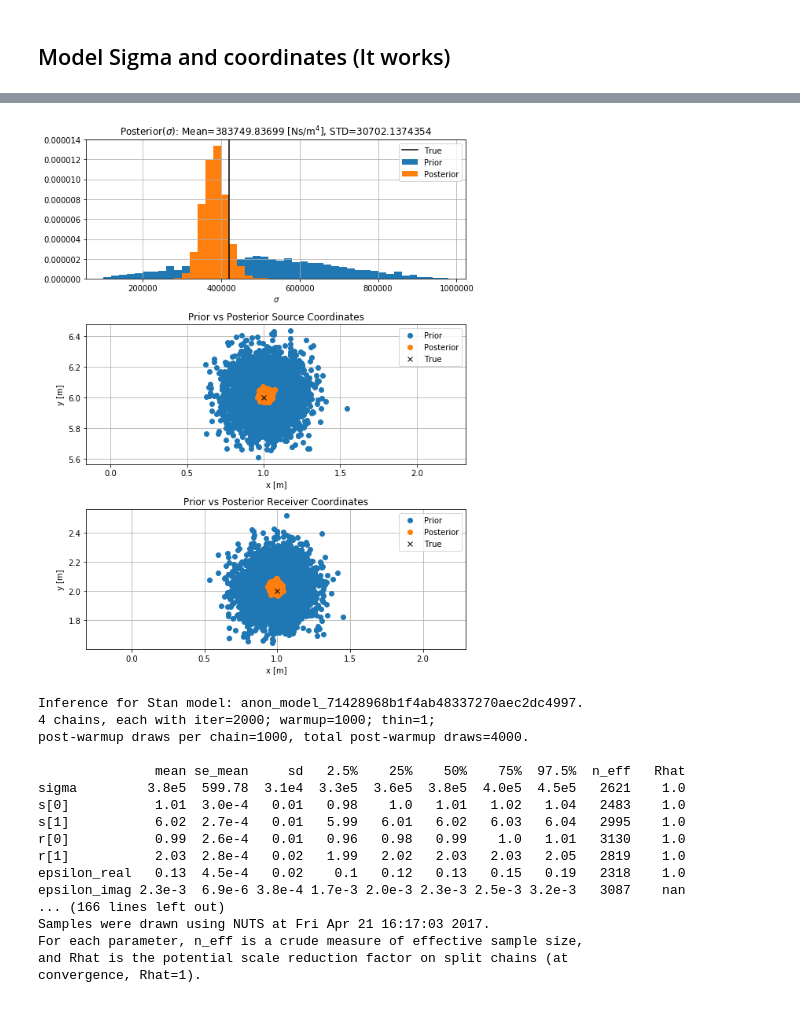
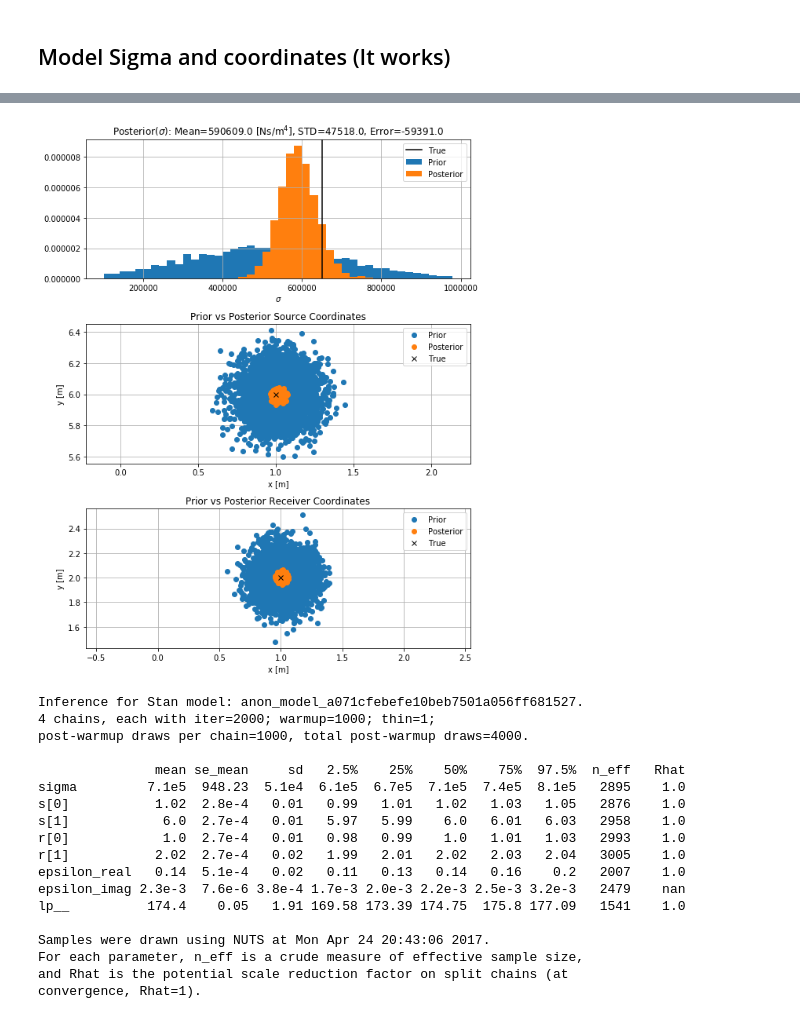
Before and after one commit to ulfaslak/bayesian_data_analysis_2017_project, a Jupyter notebook: acoustic/Acoustic_Project.ipynb, the cells around one changed output, grey strips where cells are left out. Drawn from its saved outputs; the diff is of its cells as text; code cells hidden in the pictures.

```diff
--- a/acoustic/Acoustic_Project.ipynb
+++ b/acoustic/Acoustic_Project.ipynb
@@ -64,8 +64,8 @@ from __future__ import division
 import numpy as np
 import scipy as sc
 import pystan
-from psis import psisloo
-import angle2segments as a2s
+#from psis import psisloo
+#import angle2segments as a2s
 import math
 %matplotlib inline
 import matplotlib.pyplot as plt
@@ -87,7 +87,7 @@ r2 = np.linalg.norm(np.subtract(si,r))
 ## Find angle of incidence
 alpha = math.pi/2-math.acos(np.abs(r[0]-s[0])/r2)
 ## Flow resistivity, impedance...
-sigma = 420000
+sigma = 650000
 T = 25
 c = 20.05*np.sqrt(273.15+T)
 rho = 1.2
@@ -201,7 +201,10 @@ data = dict(N=len(f),
             r_dev=r_dev,
             sigma_mean=sigma,
             sigma_dev=sigma_dev,
-           alpha=alpha)
+           alpha=alpha,
+           tau = 1)
+plt.plot(np.real(Rp))
+plt.plot(np.imag(Rp))
 reflection_coef = """
 data {
     int<lower=0> N; // number of frequencies
@@ -216,6 +219,7 @@ data {
     real sigma_mean; // Nordtest approximation. Prior mean
     real sigma_dev; // Sigma deviation
     real rho; // density
+    real tau;
 }
 parameters {
     real<lower=0> sigma; // Flow resistivity greater than 0
@@ -224,7 +228,7 @@ parameters {
     real epsilon_real; // variance of the banckground noise
     real epsilon_imag; // variance of the banckground noise
 }
-transformed parameters {
+model {
     vector[N] A;
     vector[N] B;
     vector[N] Rpr;
@@ -236,10 +240,15 @@ transformed parameters {
     real r2;
     real alpha;
 
-    r1 = sqrt((s[1]-r[1])^2+(s[2]-r[2])^2);
-    r2 = sqrt((s[1]-r[1])^2+(-s[2]-r[2])^2);
-    alpha = pi()/2-atan(fabs(s[2]+r[2])/fabs(s[1]-r[1]));
+    for (n in 1:D){
+        s[n] ~ normal(s_mean[n],r_dev); // Prior for source coordinates
+        r[n] ~ normal(r_mean[n],r_dev); // Prior for source coordinates
+        }
 
+    r1 = sqrt((s[1]-r[1])^2+(s[2]-r[2])^2); // Direct path
+    r2 = sqrt((s[1]-r[1])^2+(-s[2]-r[2])^2); // Reflected path
+    alpha = pi()/2-atan(fabs(s[2]+r[2])/fabs(s[1]-r[1])); // Angle of incidence
+    sigma ~ normal(sigma_mean, sigma_dev);
     for (n in 1:N){
         A[n] = 1+5.51*(1000*f[n]/sigma)^(-0.632);
         B[n] = -8.42*(1000*f[n]/sigma)^(-0.632);
@@ -248,18 +257,10 @@ transformed parameters {
         Rpi[n] = (2*B[n]*cos(alpha)^2)/den[n];
         mu_real[n] = 1/r1+1/r2*Rpr[n];
         mu_imag[n] = 1/r2*Rpi[n];
-        }
-}
-model {
-    sigma ~ normal(sigma_mean, sigma_dev);
-    for (n in 1:D){
-        s[n] ~ normal(s_mean[n],r_dev);
-        r[n] ~ normal(r_mean[n],r_dev);
-        }
-    for (n in 1:N){
-      pt_real[n] ~ normal(mu_real[n], epsilon_real);
-      pt_imag[n] ~ normal(mu_imag[n], epsilon_imag);
+        pt_real[n] ~ normal(mu_real[n], epsilon_real); // I think the problem is here in both real and imaginary part.
+        pt_imag[n] ~ normal(mu_imag[n], epsilon_imag); // Maybe the transformed parameters should be in generated quantities.
       }
+
 }
 """
 
@@ -274,54 +276,56 @@ plt.subplot(3,1,1)
 plt.hist(np.random.normal(sigma_mean,sigma_dev,4000),normed=True,bins=np.arange(100000, 1000000, 20000))
 plt.hist(fit['sigma'],bins=np.arange(100000, 1000000, 20000),normed=True)
 plt.axvline(x=sigma,color='k')
-plt.title(r'Posterior($\sigma$): Mean='+str(np.mean(fit['sigma']))+' [Ns/m$^4$], STD='+str(np.std(fit['sigma'])))
+plt.title(r'Posterior($\sigma$): Mean='+str(round(np.mean(fit['sigma'])))+' [Ns/m$^4$], STD='+str(round(np.std(fit['sigma'])))
+          +', Error='+str(round(np.mean(fit['sigma'])-sigma)))
 plt.grid()
 plt.xlabel(r'$\sigma$')
 plt.legend(['True','Prior','Posterior'])
 cov = [[r_dev, 0],[0 ,r_dev]]
 x = np.random.multivariate_normal(sm,cov,4000)
 plt.subplot(3,1,2)
 A,=plt.plot(x[:,0],x[:,1],'o')
 B,=plt.plot(samples['s'][:,0],samples['s'][:,1],'o')
 C,=plt.plot(s[0],s[1],'x', color='k')
 plt.axis('equal')
 plt.title(r'Prior vs Posterior Source Coordinates')
 plt.xlabel(r'x [m]')
 plt.ylabel(r'y [m]')
 plt.legend([A,B,C],['Prior','Posterior','True'])
 plt.grid()
 plt.subplot(3,1,3)
 x = np.random.multivariate_normal(rm,cov,4000)
 A,=plt.plot(x[:,0],x[:,1],'o')
 B,=plt.plot(samples['r'][:,0],samples['r'][:,1],'o')
 C,=plt.plot(r[0],r[1],'x', color='k')
 plt.axis('equal')
 plt.title(r'Prior vs Posterior Receiver Coordinates')
 plt.xlabel(r'x [m]')
 plt.ylabel(r'y [m]')
 plt.legend([A,B,C],['Prior','Posterior','True'])
 plt.grid()
 plt.show
 plt.tight_layout()
 # %% [output]
-[figure, old version]
+[figure, new version]
 # %%
 fit
 # %% [output]
-Inference for Stan model: anon_model_71428968b1f4ab48337270aec2dc4997.
+Inference for Stan model: anon_model_a071cfebefe10beb7501a056ff681527.
 4 chains, each with iter=2000; warmup=1000; thin=1;
 post-warmup draws per chain=1000, total post-warmup draws=4000.
 
                mean se_mean     sd   2.5%    25%    50%    75%  97.5%  n_eff   Rhat
-sigma         3.8e5  599.78  3.1e4  3.3e5  3.6e5  3.8e5  4.0e5  4.5e5   2621    1.0
-s[0]           1.01  3.0e-4   0.01   0.98    1.0   1.01   1.02   1.04   2483    1.0
-s[1]           6.02  2.7e-4   0.01   5.99   6.01   6.02   6.03   6.04   2995    1.0
-r[0]           0.99  2.6e-4   0.01   0.96   0.98   0.99    1.0   1.01   3130    1.0
-r[1]           2.03  2.8e-4   0.02   1.99   2.02   2.03   2.03   2.05   2819    1.0
-epsilon_real   0.13  4.5e-4   0.02    0.1   0.12   0.13   0.15   0.19   2318    1.0
-epsilon_imag 2.3e-3  6.9e-6 3.8e-4 1.7e-3 2.0e-3 2.3e-3 2.5e-3 3.2e-3   3087    nan
-... (166 lines left out)
-Samples were drawn using NUTS at Fri Apr 21 16:17:03 2017.
+sigma         7.1e5  948.23  5.1e4  6.1e5  6.7e5  7.1e5  7.4e5  8.1e5   2895    1.0
+s[0]           1.02  2.8e-4   0.01   0.99   1.01   1.02   1.03   1.05   2876    1.0
+s[1]            6.0  2.7e-4   0.01   5.97   5.99    6.0   6.01   6.03   2958    1.0
+r[0]            1.0  2.7e-4   0.01   0.98   0.99    1.0   1.01   1.03   2993    1.0
+r[1]           2.02  2.7e-4   0.02   1.99   2.01   2.02   2.03   2.04   3005    1.0
+epsilon_real   0.14  5.1e-4   0.02   0.11   0.13   0.14   0.16    0.2   2007    1.0
+epsilon_imag 2.3e-3  7.6e-6 3.8e-4 1.7e-3 2.0e-3 2.2e-3 2.5e-3 3.2e-3   2479    nan
+lp__          174.4    0.05   1.91 169.58 173.39 174.75  175.8 177.09   1541    1.0
+
+Samples were drawn using NUTS at Mon Apr 24 20:43:06 2017.
 For each parameter, n_eff is a crude measure of effective sample size,
 and Rhat is the potential scale reduction factor on split chains (at
 convergence, Rhat=1).
```
Also changed, not shown: parts of 4 cells of this notebook, 4 other files.
